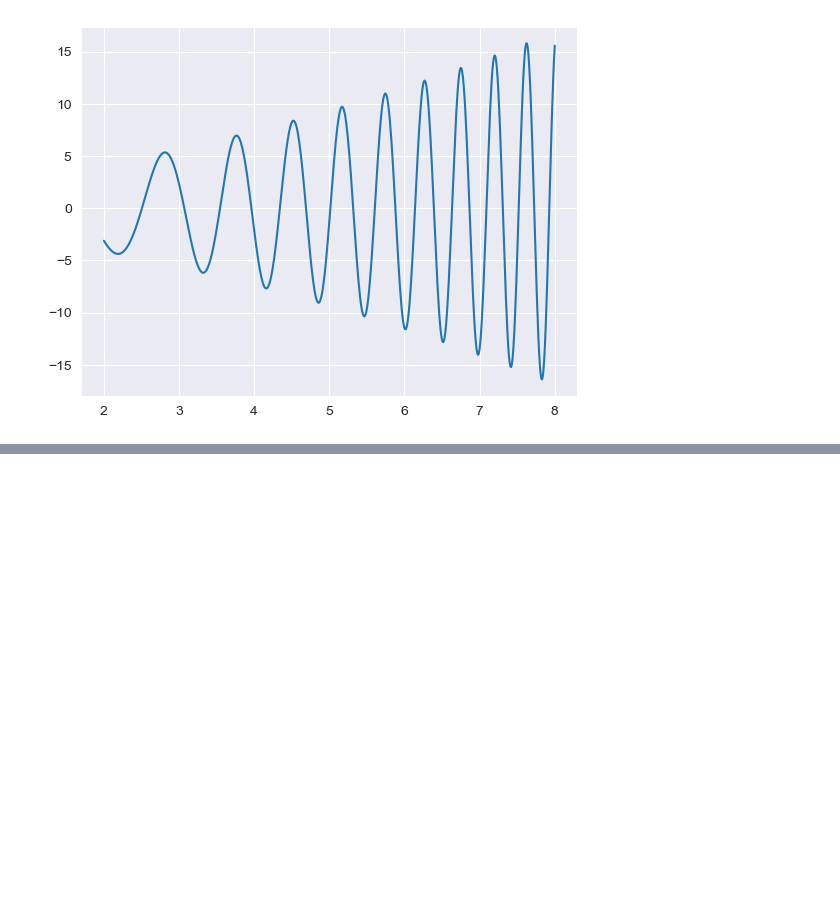
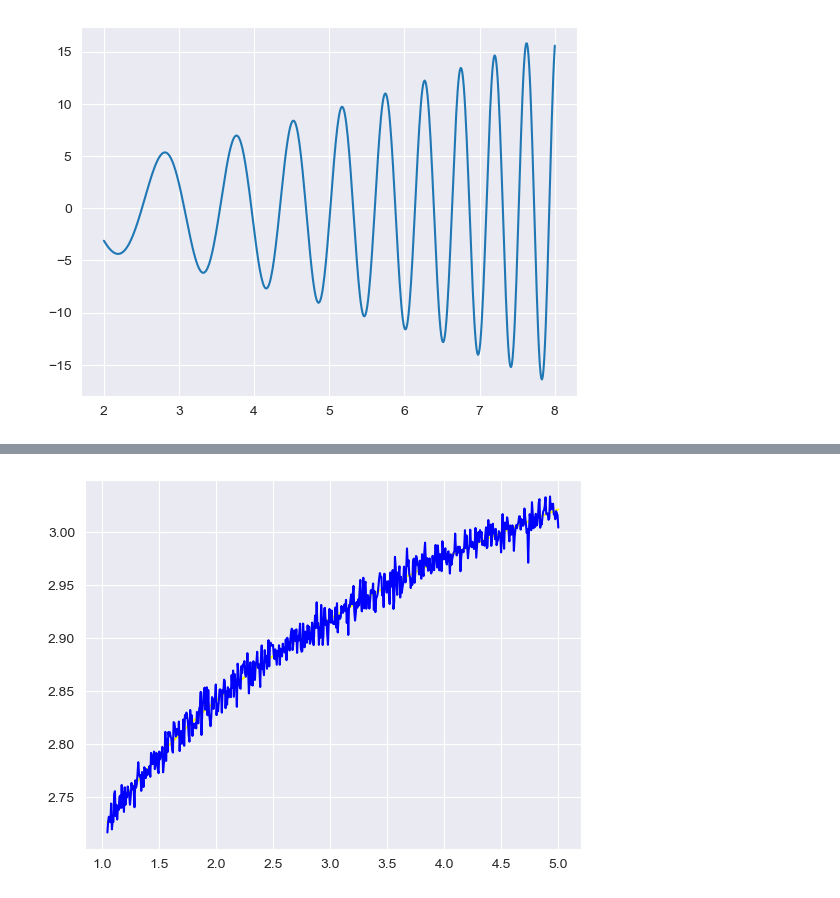
Before and after one commit to marcosotomac/MachineLearningPython-UNI, a Jupyter notebook: overview_numpy_matplotlib.ipynb, the cells around one changed output, grey strips where cells are left out. Saved outputs shown, nothing was run; the diff lists cells and outputs as text; code cells hidden in the pictures; blank space fills up the shorter version.

```diff
--- a/overview_numpy_matplotlib.ipynb
+++ b/overview_numpy_matplotlib.ipynb
@@ -329,0 +348,18 @@ plt.show()
+# %%
+#Ejemplo 3:
+
+#definamos un conjunto de partida
+x3 = np.linspace(np.pi/3, 5, num = 600)
+
+#definamos una regla de correspondencia para representar una señal limpia
+y3 = np.exp(np.sqrt(x3**(1/8)))
+
+#a la señal limpia le agregamos ruido
+y3_ruido = y3 + np.random.normal(0, 0.01, len(x3))
+
+#mostremos el diagrama de dispersion
+plt.plot(x3, y3, "yellow", x3, y3_ruido, "blue")
+
+plt.show()
+# %% [output]
+[figure, added]
```
Also changed, not shown: parts of 2 cells of this notebook.
